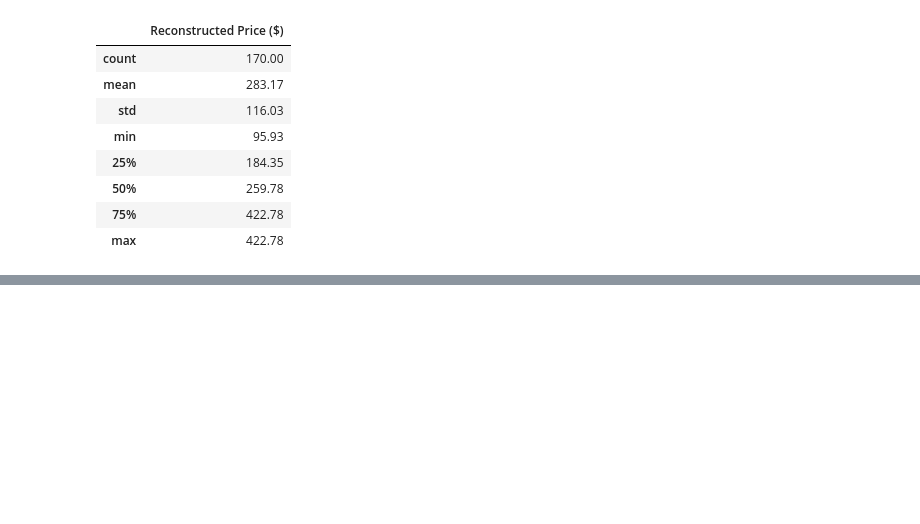
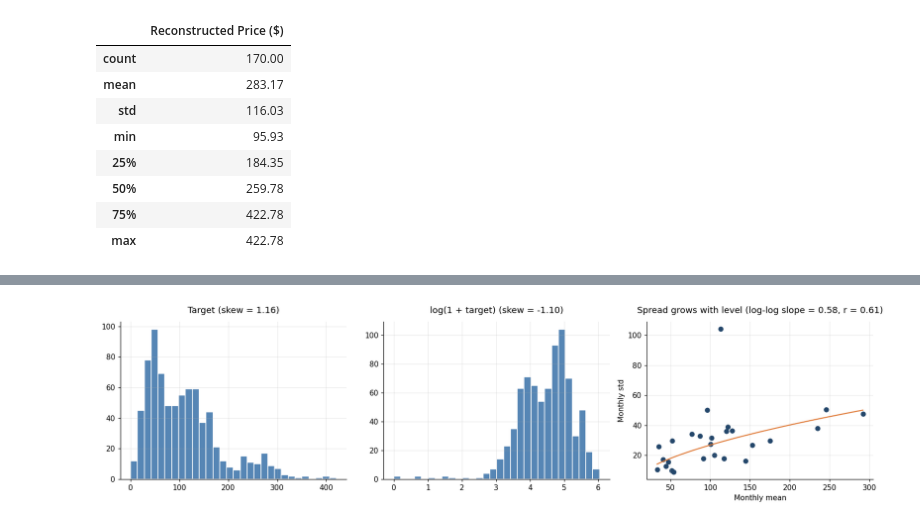
Before and after one commit to krasniukevych-marichka/Ice-Maker, a Jupyter notebook: eda.ipynb, the cells around one changed output, grey strips where cells are left out. Cells and saved outputs as stored; diff of their text form; code cells hidden in the pictures; blank space fills up the shorter version.

```diff
--- a/eda.ipynb
+++ b/eda.ipynb
@@ -794,0 +875,24 @@ Mean disagreement between estimates: $0.0000
+# %%
+MODEL_START = pd.Timestamp("2017-11-01")
+MODEL_END = pd.Timestamp("2019-12-20")
+
+phase = pd.Series("modelling window", index=daily.index)
+phase[daily.index < FIRST_SALE] = "1. before first sale"
+phase[(daily.index >= FIRST_SALE) & (daily.index < MODEL_START)] = "2. launch (excluded)"
+phase[(daily.index >= MODEL_START) & (daily.index <= MODEL_END)] = "3. modelling window"
+phase[(daily.index > MODEL_END) & (daily.index <= LAST_VALID)] = "4. stock run-out (excluded)"
+phase[daily.index > LAST_VALID] = "5. no data, target NaN (excluded)"
+
+phase_table = daily.groupby(phase)["target"].agg(
+    first_day=lambda s: s.index.min().date(),
+    last_day=lambda s: s.index.max().date(),
+    days="size",
+    total="sum",
+    mean="mean",
+    zero_days=lambda s: int((s == 0).sum()),
+)
+display(phase_table.round(1))
+
+ts = tgt.loc[MODEL_START:MODEL_END].asfreq("D")
+assert ts.notna().all()
+print(f"\nModelling series: {ts.index.min().date()} - {ts.index.max().date()}, {len(ts)} days, zero days inside: {int((ts == 0).sum())}")
@@ -794,0 +949,23 @@ Mean disagreement between estimates: $0.0000
+# %%
+monthly_stat = ts.resample("MS").agg(["mean", "std"])
+slope, intercept, r_value, _, _ = stats.linregress(np.log(monthly_stat["mean"]), np.log(monthly_stat["std"]))
+
+fig, axes = plt.subplots(1, 3, figsize=(15, 4))
+
+axes[0].hist(ts, bins=30, color="#5686B5", edgecolor="white")
+axes[0].set_title(f"Target (skew = {stats.skew(ts):.2f})", pad=12)
+
+axes[1].hist(np.log1p(ts), bins=30, color="#5686B5", edgecolor="white")
+axes[1].set_title(f"log(1 + target) (skew = {stats.skew(np.log1p(ts)):.2f})", pad=12)
+
+axes[2].scatter(monthly_stat["mean"], monthly_stat["std"], color="#24476B")
+xs = np.linspace(monthly_stat["mean"].min(), monthly_stat["mean"].max(), 50)
+axes[2].plot(xs, np.exp(intercept) * xs ** slope, color="#E07B39")
+axes[2].set_xlabel("Monthly mean")
+axes[2].set_ylabel("Monthly std")
+axes[2].set_title(f"Spread grows with level (log-log slope = {slope:.2f}, r = {r_value:.2f})", pad=12)
+
+plt.tight_layout()
+plt.show()
+# %% [output]
+[figure, added]
```
Also changed, not shown: parts of 67 cells of this notebook.
